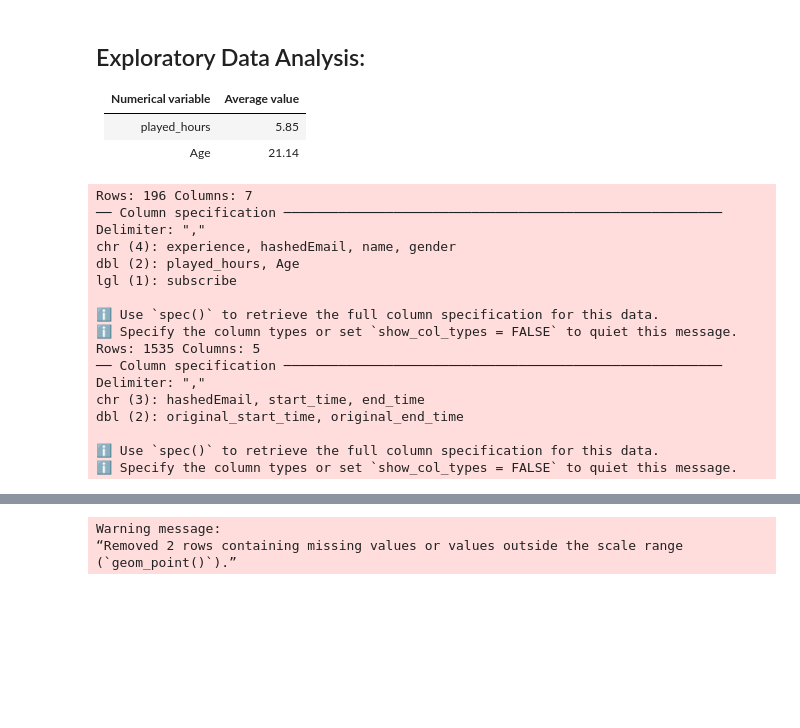
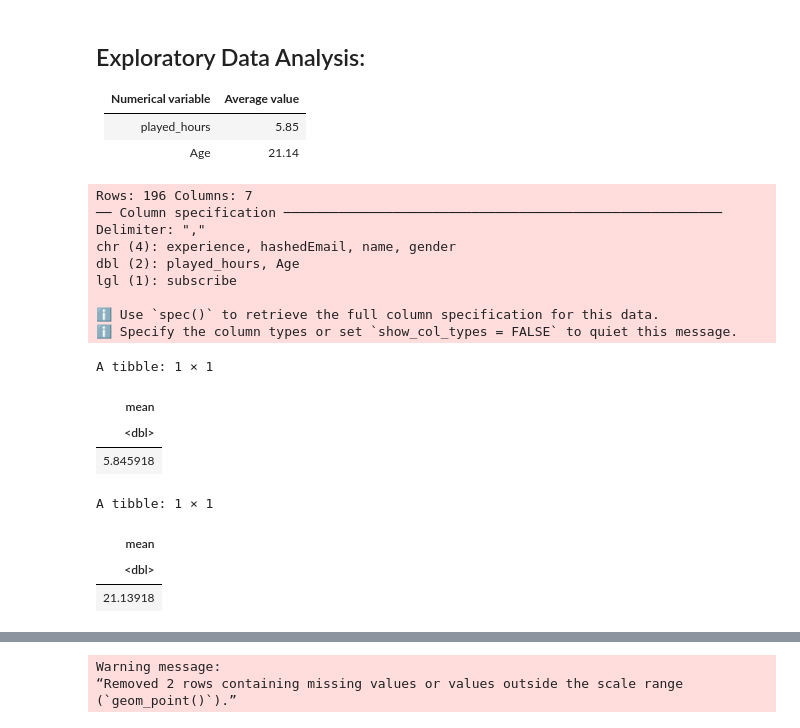
Before and after one commit to chantalfl18/DSCI-Final-Project, a Jupyter notebook: DSCI-Final-Project.ipynb, the cells around one changed output, grey strips where cells are left out. Saved outputs shown, nothing was run; the diff lists cells and outputs as text; code cells hidden in the pictures; blank space fills up the shorter version.

```diff
--- a/DSCI-Final-Project.ipynb
+++ b/DSCI-Final-Project.ipynb
@@ -77,22 +77,31 @@ Exploratory Data Analysis:
 # %%
 library(readr)
 players_url = 'https://raw.githubusercontent.com/chantalfl18/project_template/refs/heads/main/Project/players.csv'
 players <- read_csv(players_url)
+
+#finding summary statistics
+avg_played_hours <- players |>
+    summarise(mean = mean(played_hours, na.rm = TRUE))
+
+avg_age <- players |>
+    summarise(mean = mean(Age, na.rm = TRUE))
+avg_played_hours
+avg_age
 # %% [output]
 Rows: 196 Columns: 7
 ── Column specification ────────────────────────────────────────────────────────
 Delimiter: ","
 chr (4): experience, hashedEmail, name, gender
 dbl (2): played_hours, Age
 lgl (1): subscribe
 
 ℹ Use `spec()` to retrieve the full column specification for this data.
 ℹ Specify the column types or set `show_col_types = FALSE` to quiet this message.
-Rows: 1535 Columns: 5
-── Column specification ────────────────────────────────────────────────────────
-Delimiter: ","
-chr (3): hashedEmail, start_time, end_time
-dbl (2): original_start_time, original_end_time
-
-ℹ Use `spec()` to retrieve the full column specification for this data.
-ℹ Specify the column types or set `show_col_types = FALSE` to quiet this message.
+A tibble: 1 × 1
+| mean |
+| <dbl> |
+| 5.845918 |
+A tibble: 1 × 1
+| mean |
+| <dbl> |
+| 21.13918 |
```
Also changed, not shown: parts of 9 cells of this notebook.
